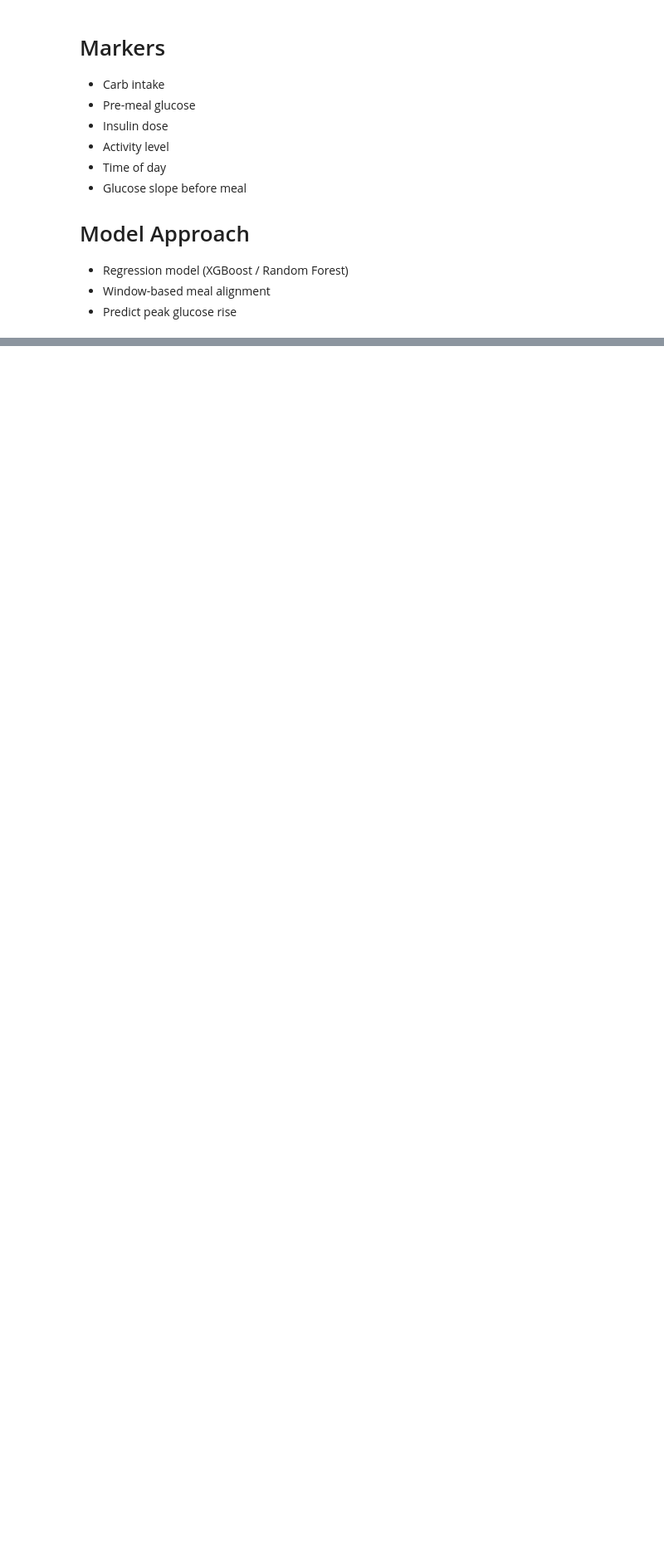
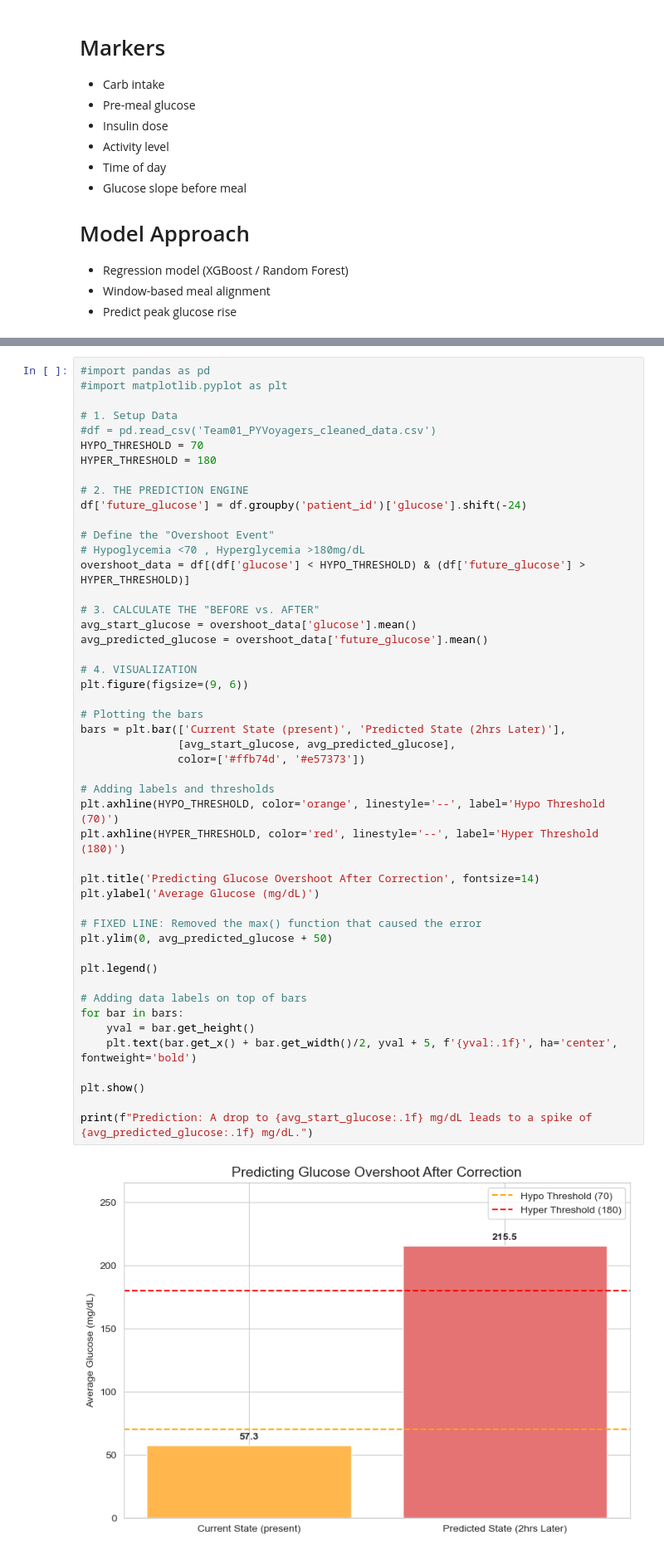
Before and after one commit to rajeshwariananth/Team01_PyVoyagers_Python_Hackathon_MAY_2026, a Jupyter notebook: Team01_PYVoyagers_04_Predictive_Analysis.ipynb, the cells around one changed output, grey strips where cells are left out. Shown at 83% size. Cells and saved outputs as stored; diff of their text form; blank space fills up the shorter version.

```diff
--- a/Team01_PYVoyagers_04_Predictive_Analysis.ipynb
+++ b/Team01_PYVoyagers_04_Predictive_Analysis.ipynb
@@ -831,0 +876,50 @@ MAE: 5.067788685402835
+# %%
+#import pandas as pd
+#import matplotlib.pyplot as plt
+
+# 1. Setup Data
+#df = pd.read_csv('Team01_PYVoyagers_cleaned_data.csv')
+HYPO_THRESHOLD = 70
+HYPER_THRESHOLD = 180
+
+# 2. THE PREDICTION ENGINE
+df['future_glucose'] = df.groupby('patient_id')['glucose'].shift(-24)
+
+# Define the "Overshoot Event"
+# Hypoglycemia <70 , Hyperglycemia >180mg/dL
+overshoot_data = df[(df['glucose'] < HYPO_THRESHOLD) & (df['future_glucose'] > HYPER_THRESHOLD)]
+
+# 3. CALCULATE THE "BEFORE vs. AFTER"
+avg_start_glucose = overshoot_data['glucose'].mean()
+avg_predicted_glucose = overshoot_data['future_glucose'].mean()
+
+# 4. VISUALIZATION
+plt.figure(figsize=(9, 6))
+
+# Plotting the bars
+bars = plt.bar(['Current State (present)', 'Predicted State (2hrs Later)'],
+               [avg_start_glucose, avg_predicted_glucose],
+               color=['#ffb74d', '#e57373'])
+
+# Adding labels and thresholds
+plt.axhline(HYPO_THRESHOLD, color='orange', linestyle='--', label='Hypo Threshold (70)')
+plt.axhline(HYPER_THRESHOLD, color='red', linestyle='--', label='Hyper Threshold (180)')
+
+plt.title('Predicting Glucose Overshoot After Correction', fontsize=14)
+plt.ylabel('Average Glucose (mg/dL)')
+
+# FIXED LINE: Removed the max() function that caused the error
+plt.ylim(0, avg_predicted_glucose + 50)
+
+plt.legend()
+
+# Adding data labels on top of bars
+for bar in bars:
+    yval = bar.get_height()
+    plt.text(bar.get_x() + bar.get_width()/2, yval + 5, f'{yval:.1f}', ha='center', fontweight='bold')
+
+plt.show()
+
+print(f"Prediction: A drop to {avg_start_glucose:.1f} mg/dL leads to a spike of {avg_predicted_glucose:.1f} mg/dL.")
+# %% [output]
+[figure, added]
```
Also changed, not shown: parts of 11 cells of this notebook, 1 other file.
